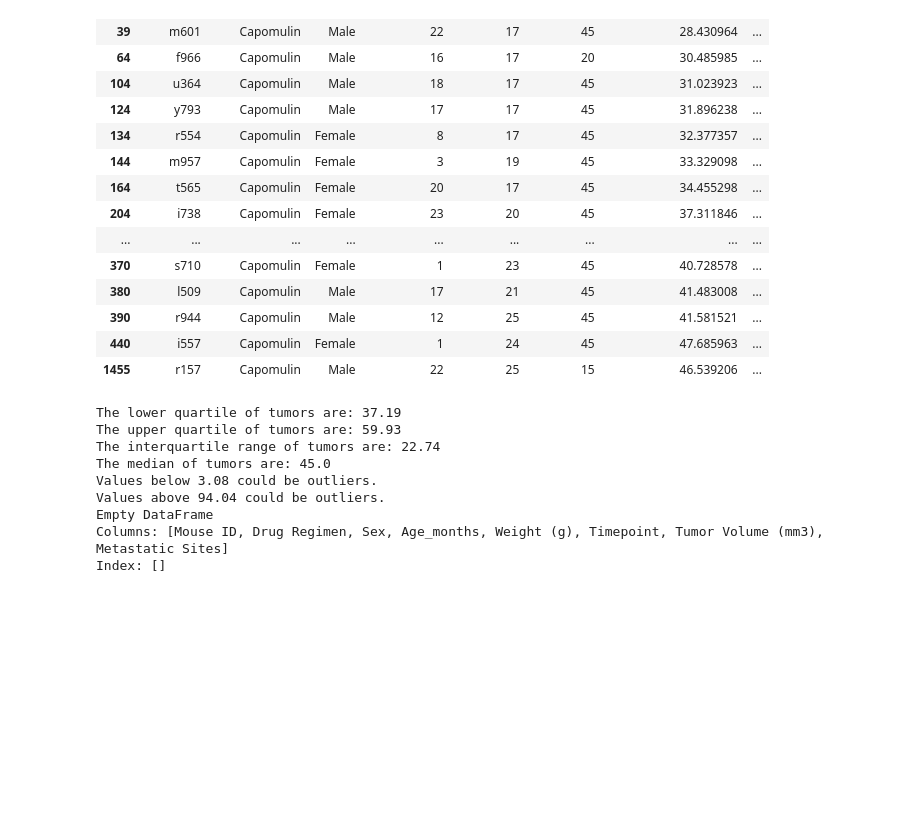
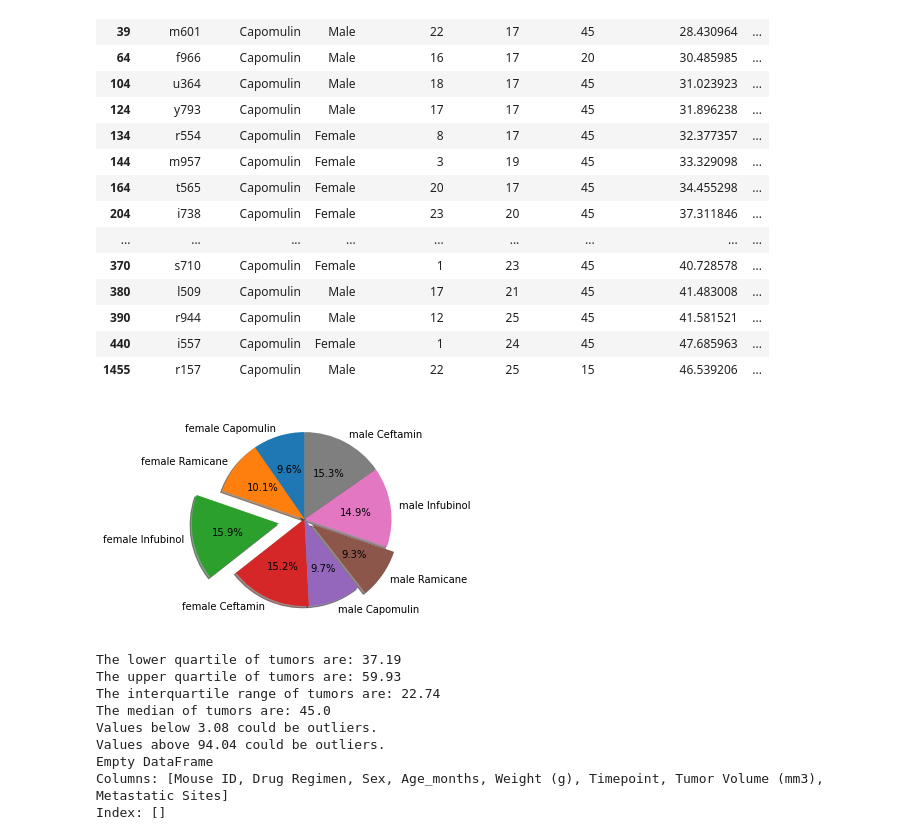
Before and after one commit to Ksheekey/Matplotlib-Challenge, a Jupyter notebook: Instructions/Pymaceuticals/pymaceuticals_starter.ipynb, the cells around one changed output. Saved outputs shown, nothing was run; the diff lists cells and outputs as text; code cells hidden in the pictures; blank space fills up the shorter version.

```diff
--- a/Instructions/Pymaceuticals/pymaceuticals_starter.ipynb
+++ b/Instructions/Pymaceuticals/pymaceuticals_starter.ipynb
@@ -247,6 +247,38 @@ Capomulin
 | 390 | r944 | Capomulin | Male | 12 | 25 | 45 | 41.581521 | ... |
 | 440 | i557 | Capomulin | Female | 1 | 24 | 45 | 47.685963 | ... |
 | 1455 | r157 | Capomulin | Male | 22 | 25 | 15 | 46.539206 | ... |
+# %%
+# Generate a pie plot showing the distribution of female versus male mice using pyplot
+# I was going to leave this blank up there being confused but decided to do something with it,
+#I unerstand it was for no reason but I actually wanted to see this so I did it for me. Sorry.
+female_Capomulin = Capomulin.loc[Capomulin['Sex'] == "Female", :]
+fem_cap_mean = female_Capomulin['Tumor Volume (mm3)'].mean()
+male_Capomulin = Capomulin.loc[Capomulin['Sex'] == "Male", :]
+male_cap_mean = male_Capomulin['Tumor Volume (mm3)'].mean()
+#
+female_Ramicane = Ramicane.loc[Ramicane['Sex'] == "Female", :]
+fem_ram_mean = female_Ramicane['Tumor Volume (mm3)'].mean()
+male_Ramicane = Ramicane.loc[Ramicane['Sex'] == "Male", :]
+male_ram_mean = male_Ramicane['Tumor Volume (mm3)'].mean()
+#
+female_Infubinol = Infubinol.loc[Infubinol['Sex'] == "Female", :]
+fem_inf_mean = female_Infubinol['Tumor Volume (mm3)'].mean()
+male_Infubinol = Infubinol.loc[Infubinol['Sex'] == "Male", :]
+male_inf_mean = male_Infubinol['Tumor Volume (mm3)'].mean()
+#
+female_Ceftamin = Ceftamin.loc[Ceftamin['Sex'] == "Female", :]
+fem_ceft_mean = female_Ceftamin['Tumor Volume (mm3)'].mean()
+male_Ceftamin = Ceftamin.loc[Ceftamin['Sex'] == "Male", :]
+male_ceft_mean = male_Ceftamin['Tumor Volume (mm3)'].mean()
+
+explode = (0,0,.3,0,0,.1,0,0)
+
+yregimen_pie = ["female Capomulin","female Ramicane","female Infubinol","female Ceftamin","male Capomulin","male Ramicane","male Infubinol","male Ceftamin"]
+regimen_sx_pie = [fem_cap_mean,fem_ram_mean,fem_inf_mean,fem_ceft_mean,male_cap_mean,male_ram_mean,male_inf_mean,male_ceft_mean]
+plt.pie(regimen_sx_pie,labels=yregimen_pie,startangle=90,autopct='%1.1f%%',shadow=True,explode=explode)
+plt.show()
+# %% [output]
+[figure, added]
 # %%
 # Calculate the IQR and quantitatively determine if there are any potential outliers.
 
```
Also changed, not shown: parts of 2 cells of this notebook, 1 other file.
